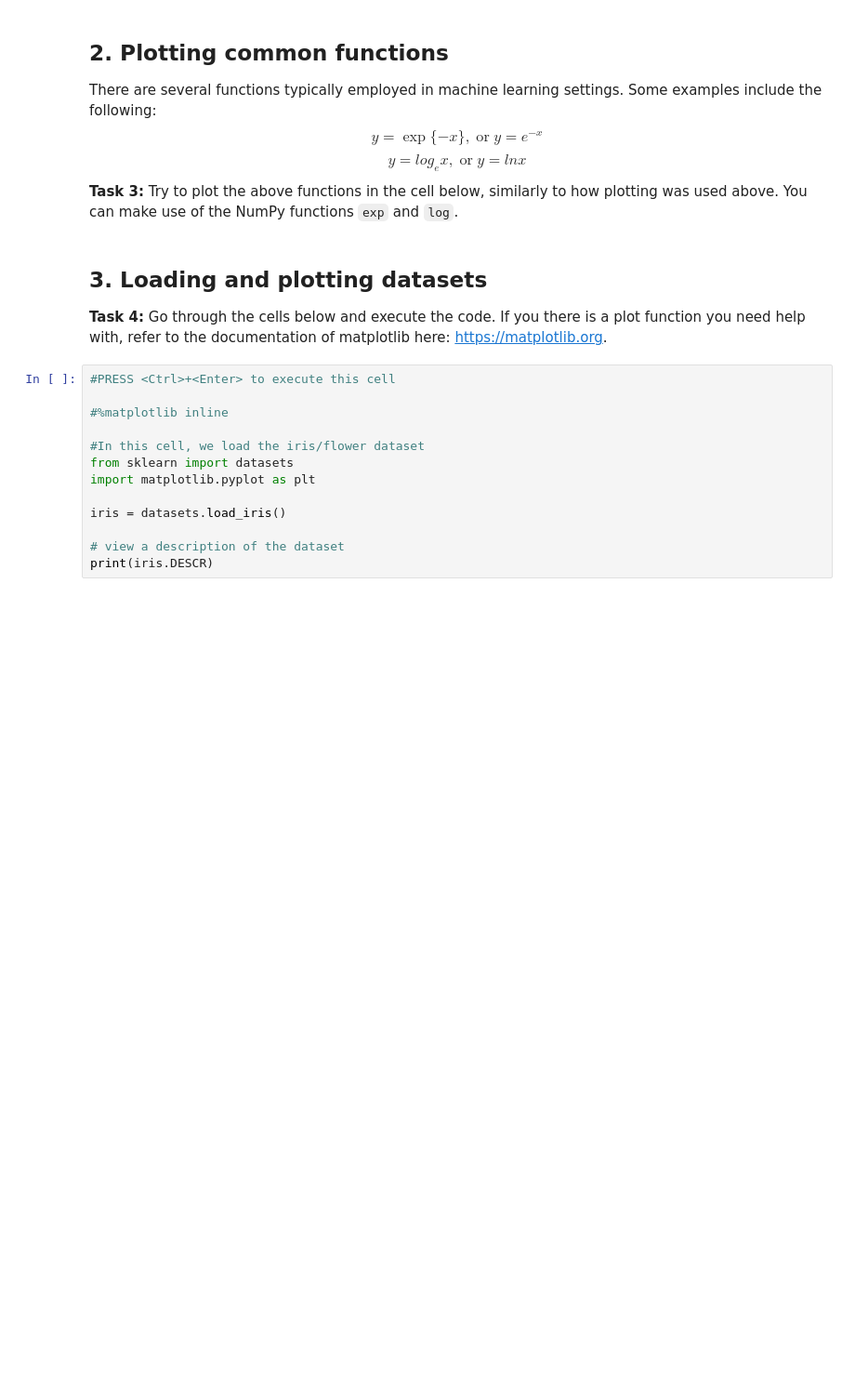
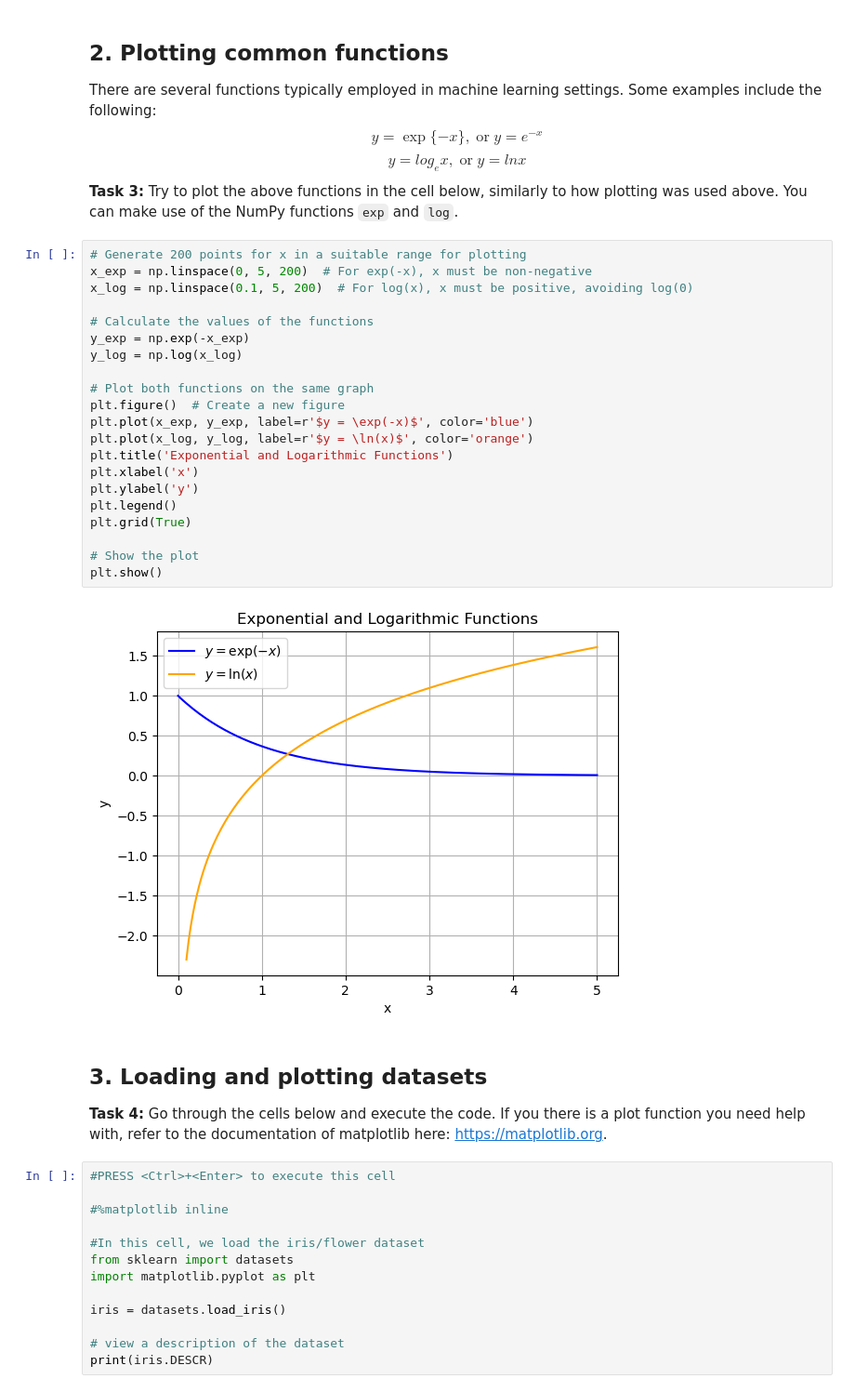
Before and after one commit to cpng123/Machine-Learning, a Jupyter notebook: Topic 1/1.4 Loading and plotting data.ipynb, the cells around one changed output. Shown at 93% size. Cells and saved outputs as stored; diff of their text form; blank space fills up the shorter version.

````diff
--- a/Topic 1/1.4 Loading and plotting data.ipynb
+++ b/Topic 1/1.4 Loading and plotting data.ipynb
@@ -44,6 +65,29 @@ $$y=\exp\{-x\},\;\text{or}\;y=e^{-x}$$
 $$y=log_e{x},\;\text{or}\;y=ln{x}$$
 **Task 3:**
 Try to plot the above functions in the cell below, similarly to how plotting was used above. You can make use of the NumPy functions ```exp``` and ```log```.
+# %%
+# Generate 200 points for x in a suitable range for plotting
+x_exp = np.linspace(0, 5, 200)  # For exp(-x), x must be non-negative
+x_log = np.linspace(0.1, 5, 200)  # For log(x), x must be positive, avoiding log(0)
+
+# Calculate the values of the functions
+y_exp = np.exp(-x_exp)
+y_log = np.log(x_log)
+
+# Plot both functions on the same graph
+plt.figure()  # Create a new figure
+plt.plot(x_exp, y_exp, label=r'$y = \exp(-x)$', color='blue')
+plt.plot(x_log, y_log, label=r'$y = \ln(x)$', color='orange')
+plt.title('Exponential and Logarithmic Functions')
+plt.xlabel('x')
+plt.ylabel('y')
+plt.legend()
+plt.grid(True)
+
+# Show the plot
+plt.show()
+# %% [output]
+[figure, added]
 # %% [markdown]
 ## 3. Loading and plotting datasets
 **Task 4:**
````
Also changed, not shown: parts of 7 cells of this notebook, 2 other files.
